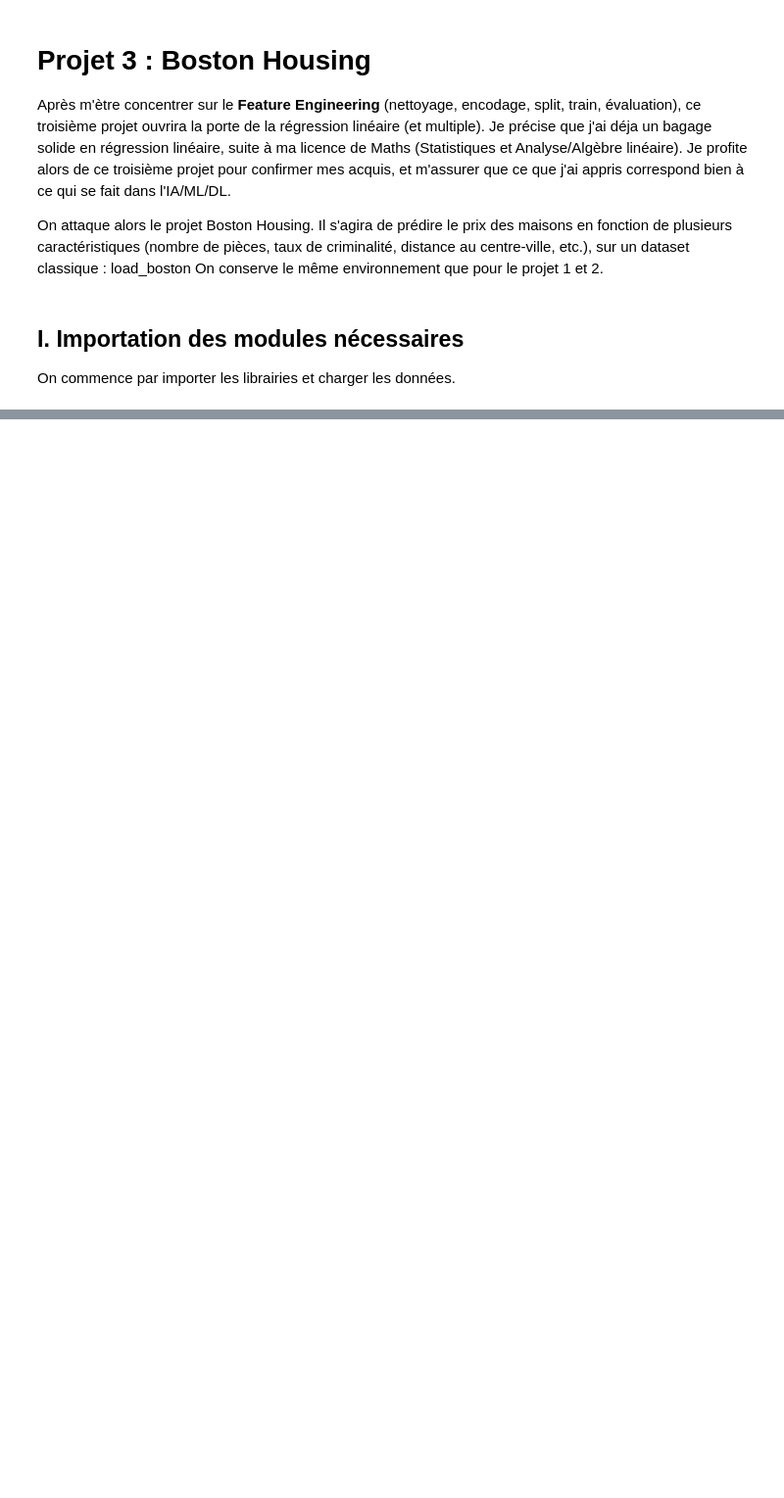
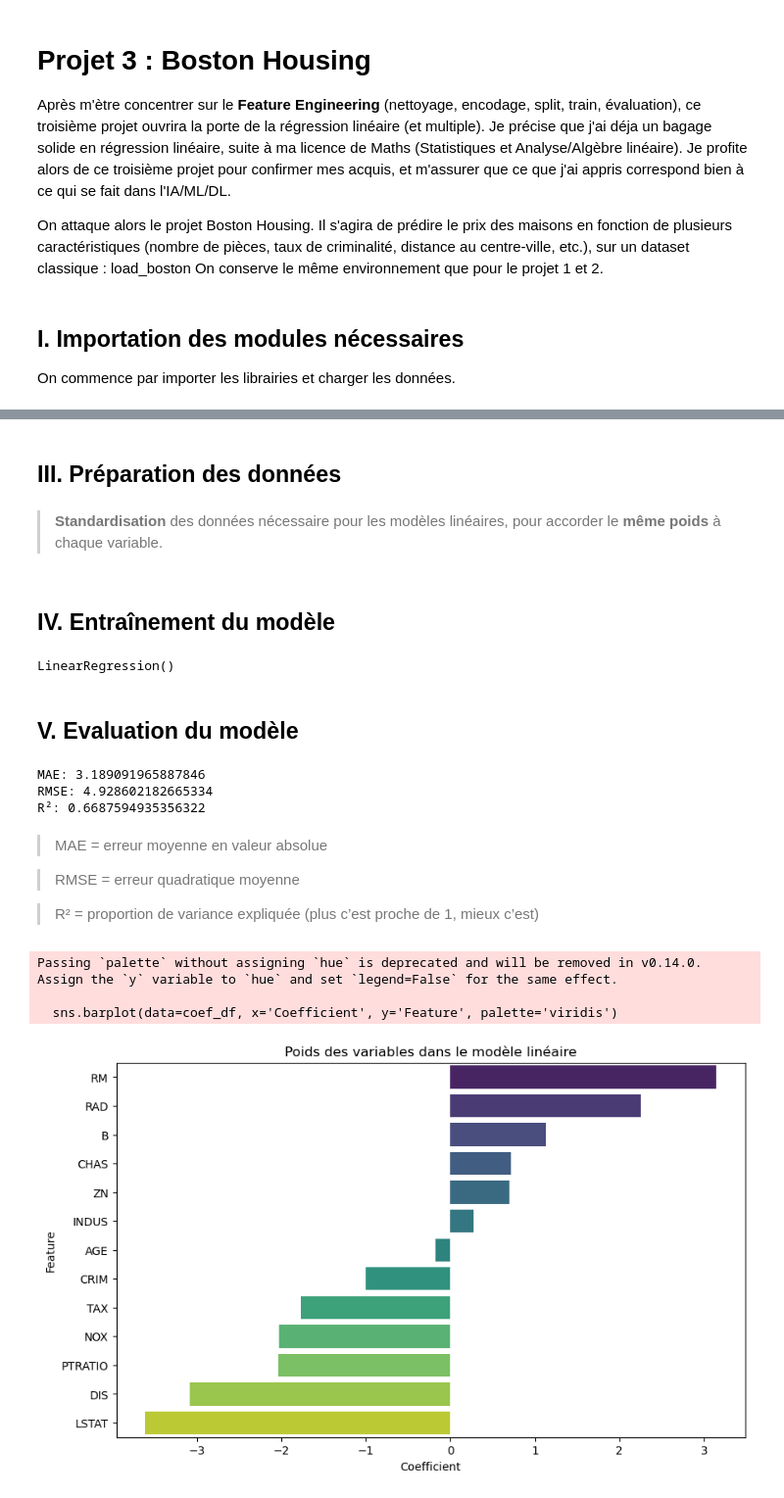
Before and after one commit to ToniMoreau/Portfolio-IA-ML-DL, a Jupyter notebook: 03_Boston_Housing/03_Boston_Housing.ipynb, the cells around one changed output, grey strips where cells are left out. Shown at 98% size. Saved outputs shown, nothing was run; the diff lists cells and outputs as text; code cells hidden in the pictures; blank space fills up the shorter version.

```diff
--- a/03_Boston_Housing/03_Boston_Housing.ipynb
+++ b/03_Boston_Housing/03_Boston_Housing.ipynb
@@ -21,0 +89,55 @@ from sklearn.metrics import mean_absolute_error, mean_squared_error, r2_score
+# %% [markdown]
+## III. Préparation des données
+# %%
+X = df.drop('MEDV', axis=1)
+y = df['MEDV']
+
+X_train, X_test, y_train, y_test = train_test_split(
+    X, y, test_size=0.2, random_state=42
+)
+
+scaler = StandardScaler()
+X_train_scaled = scaler.fit_transform(X_train)
+X_test_scaled = scaler.transform(X_test)
+# %% [markdown]
+> **Standardisation** des données nécessaire pour les modèles linéaires, pour accorder le **même poids** à chaque variable.
+# %% [markdown]
+## IV. Entraînement du modèle
+# %%
+model = LinearRegression()
+model.fit(X_train_scaled, y_train)
+# %% [output]
+LinearRegression()
+# %% [markdown]
+## V. Evaluation du modèle
+# %%
+y_pred = model.predict(X_test_scaled)
+
+print("MAE:", mean_absolute_error(y_test, y_pred))
+print("RMSE:", np.sqrt(mean_squared_error(y_test, y_pred)))
+print("R²:", r2_score(y_test, y_pred))
+# %% [output]
+MAE: 3.189091965887846
+RMSE: 4.928602182665334
+R²: 0.6687594935356322
+# %% [markdown]
+>MAE = erreur moyenne en valeur absolue
+
+>RMSE = erreur quadratique moyenne
+
+>R² = proportion de variance expliquée (plus c’est proche de 1, mieux c’est)
+# %%
+coef_df = pd.DataFrame({
+    'Feature': X.columns,
+    'Coefficient': model.coef_
+}).sort_values(by='Coefficient', ascending=False)
+
+plt.figure(figsize=(10,6))
+sns.barplot(data=coef_df, x='Coefficient', y='Feature', palette='viridis')
+plt.title("Poids des variables dans le modèle linéaire")
+plt.show()
+# %% [output]
+Passing `palette` without assigning `hue` is deprecated and will be removed in v0.14.0. Assign the `y` variable to `hue` and set `legend=False` for the same effect.
+
+  sns.barplot(data=coef_df, x='Coefficient', y='Feature', palette='viridis')
+[figure, added]
```
Also changed, not shown: parts of 7 cells of this notebook.
